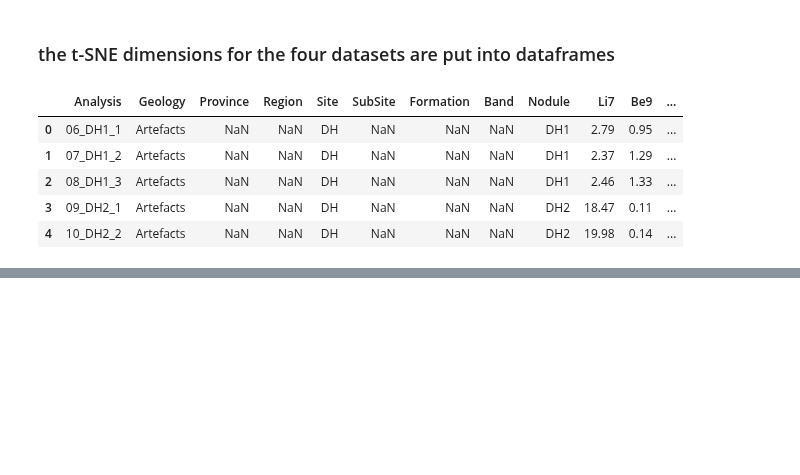
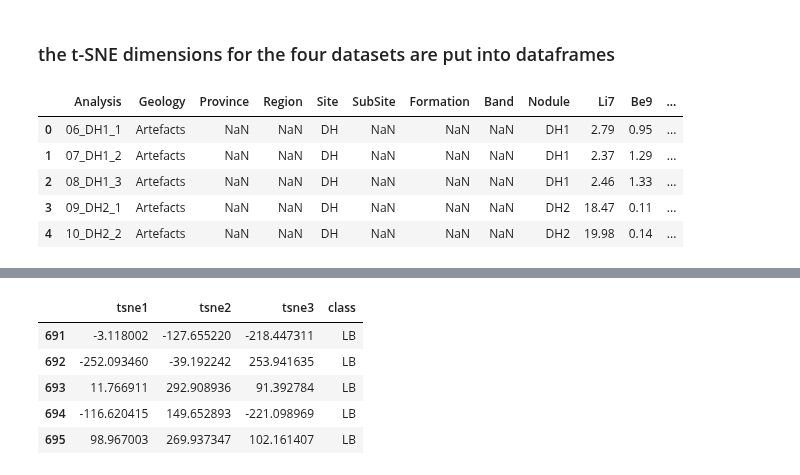
Before and after one commit to Spelaeo123/Machine_Learning, a Jupyter notebook: paper_1_notebooks/website_tsne.ipynb, the cells around one changed output, grey strips where cells are left out. Cells and saved outputs as stored; diff of their text form; code cells hidden in the pictures; blank space fills up the shorter version.

```diff
--- a/paper_1_notebooks/website_tsne.ipynb
+++ b/paper_1_notebooks/website_tsne.ipynb
@@ -371,3 +355,12 @@ tsne_df_everything_labelled.tail()
+# %%
+tsne_df_bedrock_train_labelled.tail()
+# %% [output]
+|  | tsne1 | tsne2 | tsne3 | class |
+| 691 | -3.118002 | -127.655220 | -218.447311 | LB |
+| 692 | -252.093460 | -39.192242 | 253.941635 | LB |
+| 693 | 11.766911 | 292.908936 | 91.392784 | LB |
+| 694 | -116.620415 | 149.652893 | -221.098969 | LB |
+| 695 | 98.967003 | 269.937347 | 102.161407 | LB |
 # %%
 my_data['class'].unique()
 # %% [output]
```
Also changed, not shown: parts of 18 cells of this notebook, 17 other files.
